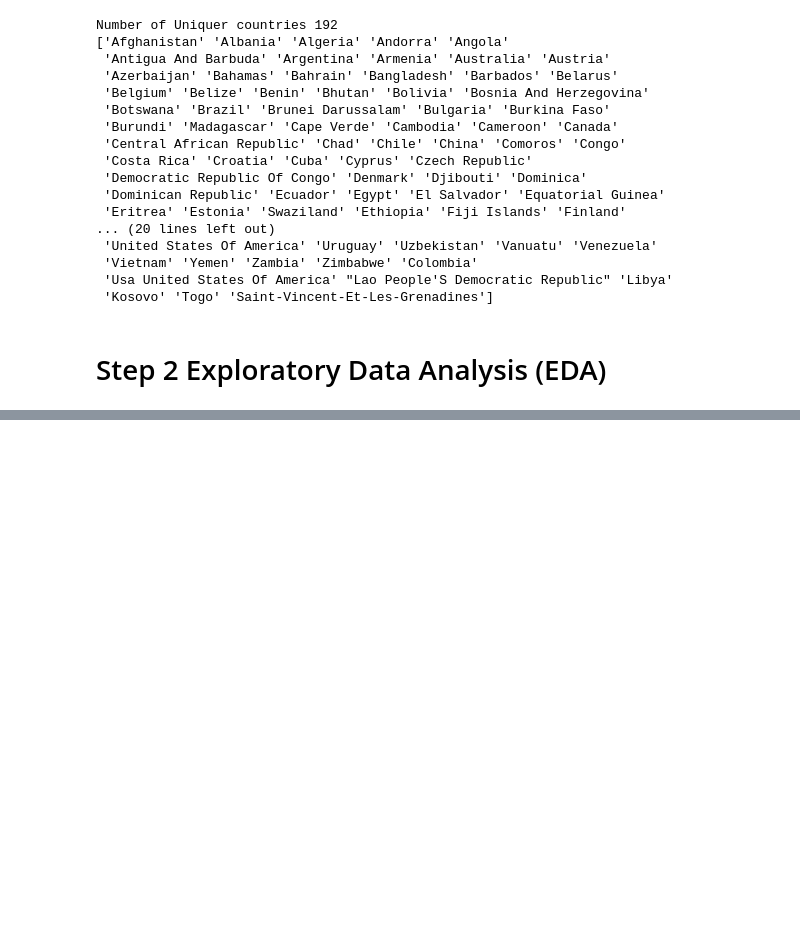
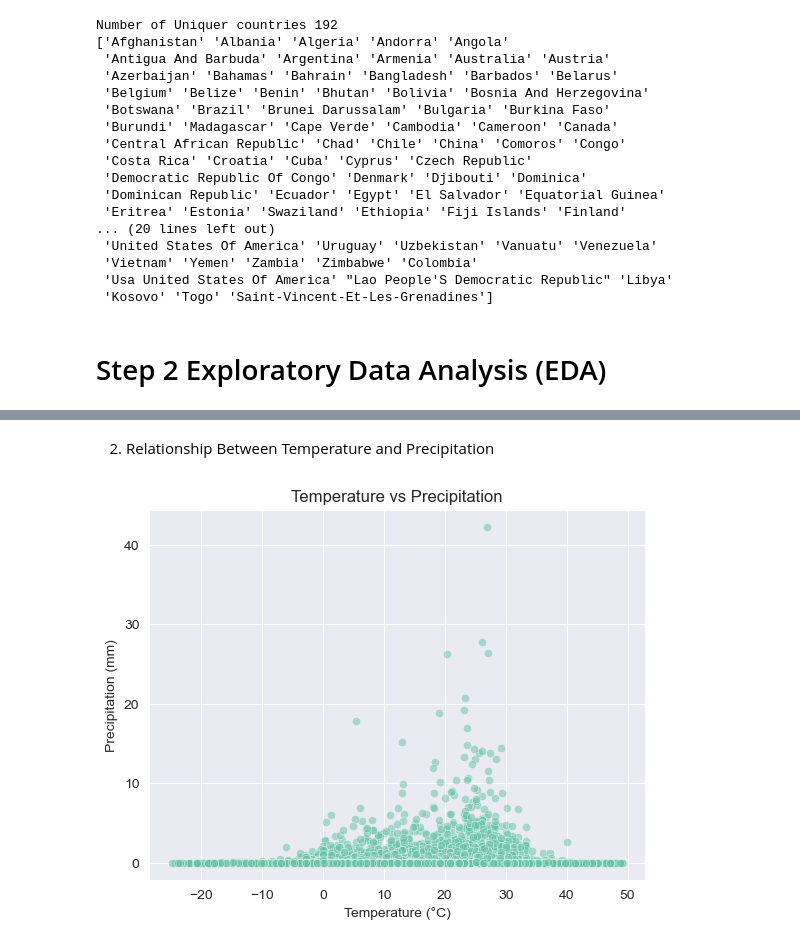
Before and after one commit to keiakihito/Assessment-Data-Science, a Jupyter notebook: src/base.ipynb, the cells around one changed output, grey strips where cells are left out. Cells and saved outputs as stored; diff of their text form; code cells hidden in the pictures; blank space fills up the shorter version.

```diff
--- a/src/base.ipynb
+++ b/src/base.ipynb
@@ -218,0 +431,12 @@ Number of Uniquer countries 192
+# %% [markdown]
+2. Relationship Between Temperature and Precipitation
+# %%
+# Scatterplot
+
+sns.scatterplot(data=data, x='temperature_celsius', y='precip_mm', alpha=0.5)
+plt.title('Temperature vs Precipitation')
+plt.xlabel('Temperature (°C)')
+plt.ylabel('Precipitation (mm)')
+plt.show()
+# %% [output]
+[figure, added]
```
Also changed, not shown: parts of 23 cells of this notebook, 1 other file.
